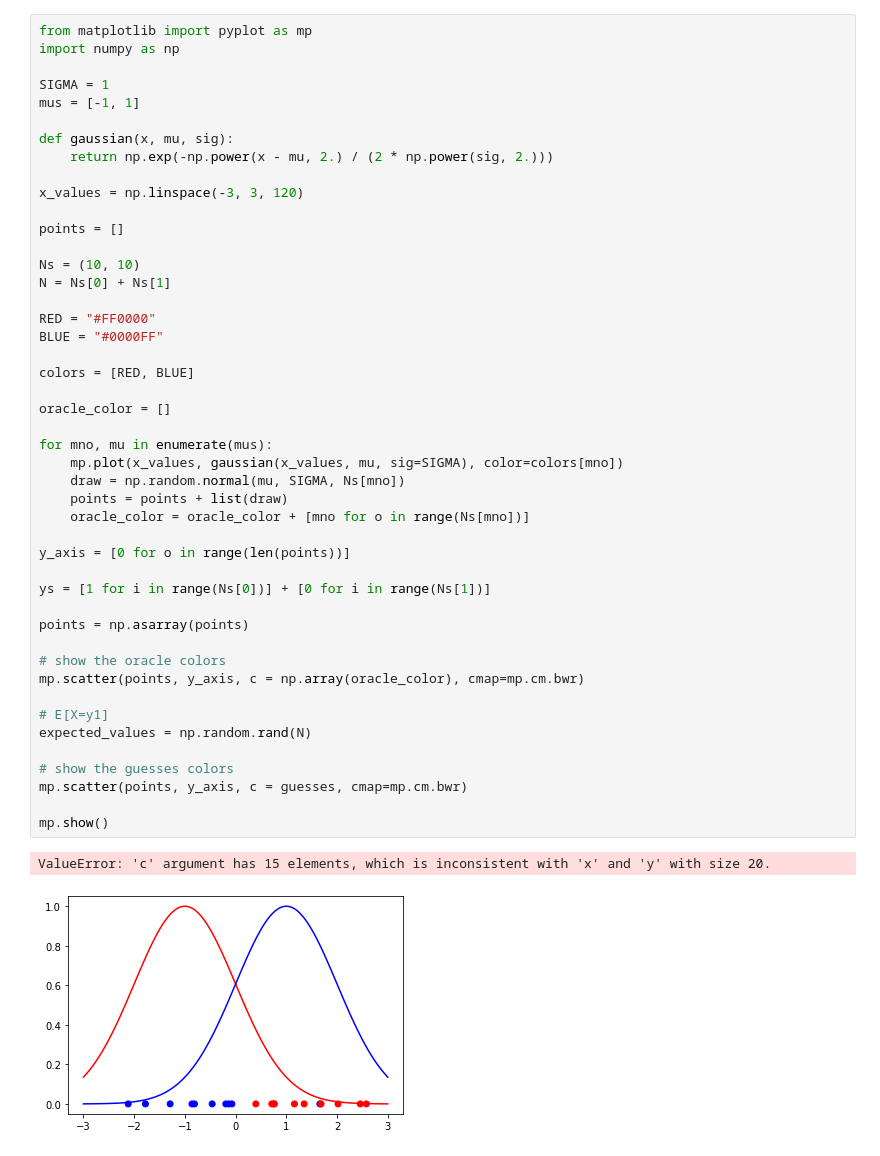
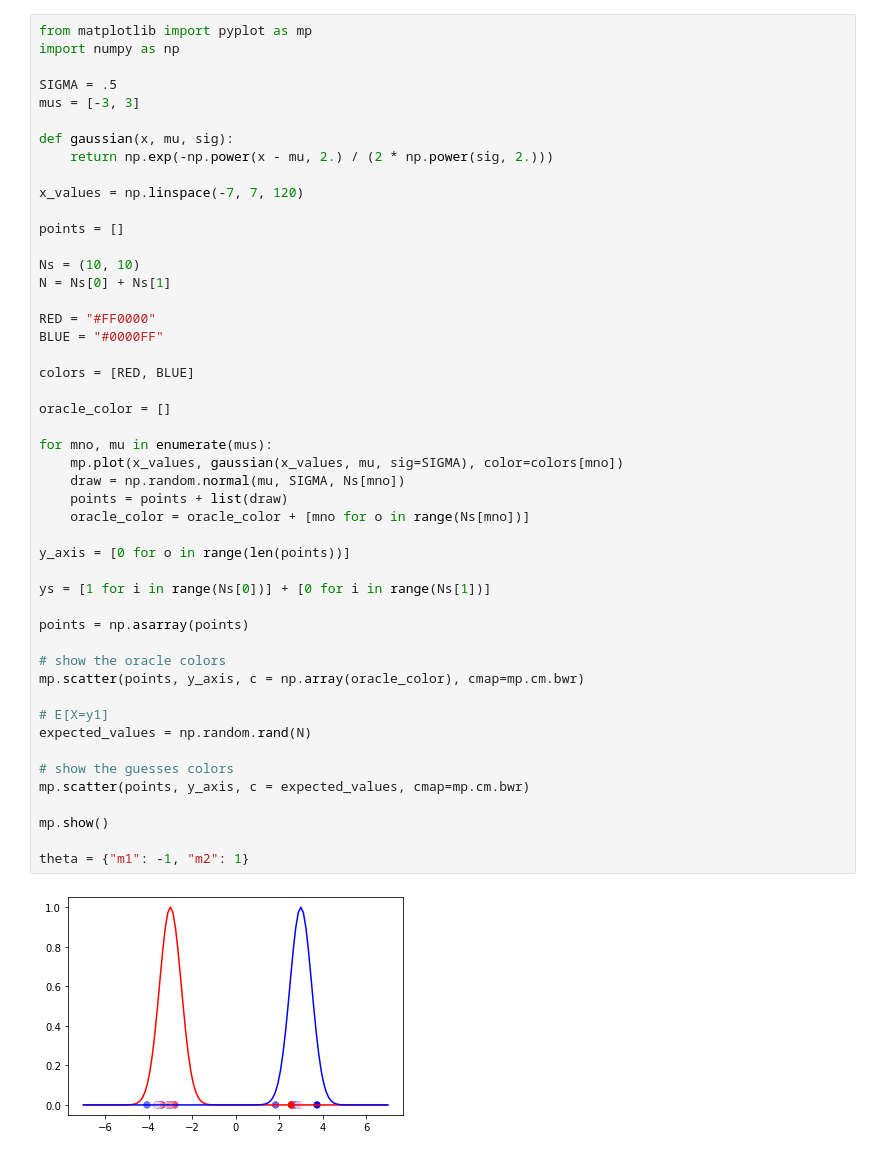
Before and after one commit to AbeHandler/everything, a Jupyter notebook: teaching/4604fall2020/week15/other_files/EM 1D Mixture of Gaussians.ipynb, the cells around one changed output. Drawn from its saved outputs; the diff is of its cells as text.

```diff
--- a/teaching/4604fall2020/week15/other_files/EM 1D Mixture of Gaussians.ipynb
+++ b/teaching/4604fall2020/week15/other_files/EM 1D Mixture of Gaussians.ipynb
@@ -2,13 +2,13 @@
 from matplotlib import pyplot as mp
 import numpy as np
 
-SIGMA = 1
-mus = [-1, 1]
+SIGMA = .5
+mus = [-3, 3]
 
 def gaussian(x, mu, sig):
     return np.exp(-np.power(x - mu, 2.) / (2 * np.power(sig, 2.)))
 
-x_values = np.linspace(-3, 3, 120)
+x_values = np.linspace(-7, 7, 120)
 
 points = []
 
@@ -17,36 +17,37 @@ N = Ns[0] + Ns[1]
 
 RED = "#FF0000"
 BLUE = "#0000FF"
 
 colors = [RED, BLUE]
 
 oracle_color = []
 
 for mno, mu in enumerate(mus):
     mp.plot(x_values, gaussian(x_values, mu, sig=SIGMA), color=colors[mno])
     draw = np.random.normal(mu, SIGMA, Ns[mno])
     points = points + list(draw)
     oracle_color = oracle_color + [mno for o in range(Ns[mno])]
 
 y_axis = [0 for o in range(len(points))]
 
 ys = [1 for i in range(Ns[0])] + [0 for i in range(Ns[1])]
 
 points = np.asarray(points)
 
 # show the oracle colors
 mp.scatter(points, y_axis, c = np.array(oracle_color), cmap=mp.cm.bwr)
 
 # E[X=y1]
 expected_values = np.random.rand(N)
 
 # show the guesses colors
-mp.scatter(points, y_axis, c = guesses, cmap=mp.cm.bwr)
+mp.scatter(points, y_axis, c = expected_values, cmap=mp.cm.bwr)
 
 mp.show()
+
+theta = {"m1": -1, "m2": 1}
 # %% [output]
-ValueError: 'c' argument has 15 elements, which is inconsistent with 'x' and 'y' with size 20.
-[figure, old version]
+[figure, new version]
 # %%
 # https://stackoverflow.com/questions/12412895/how-to-calculate-probability-in-a-normal-distribution-given-mean-standard-devi
 # avoid dependency => scipy.stats import norm
```
Also changed, not shown: parts of 2 cells of this notebook.
